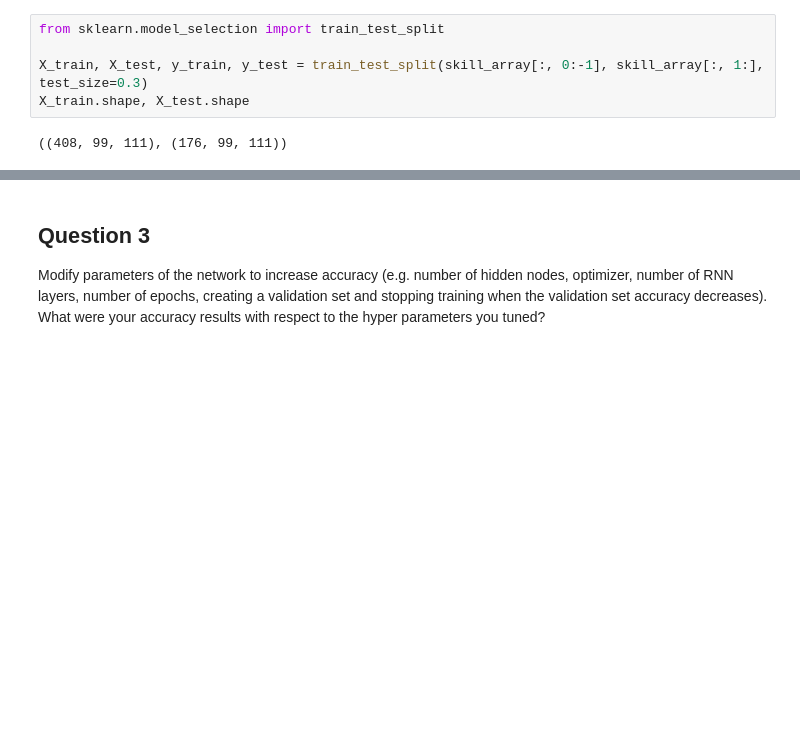
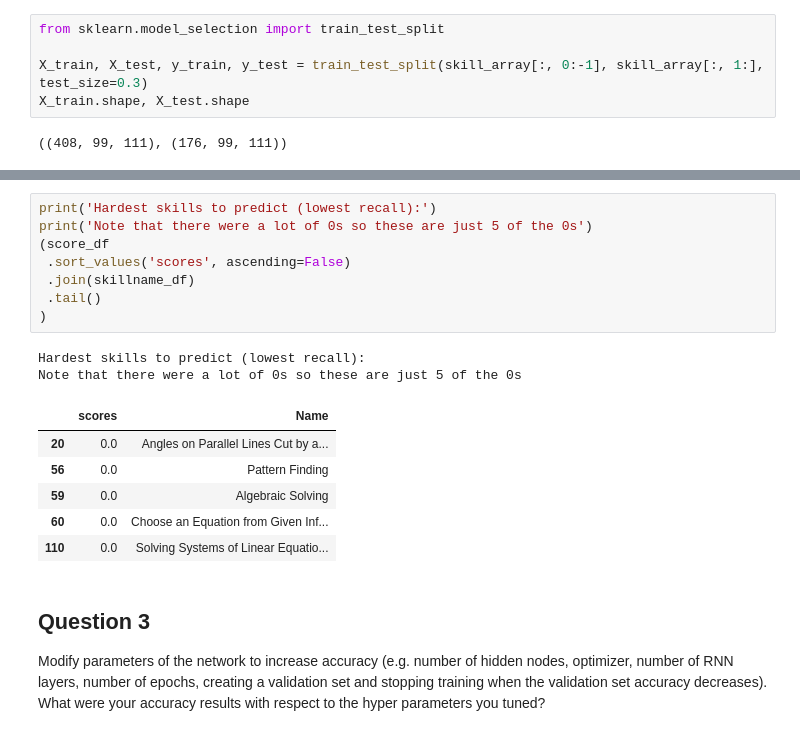
Before and after one commit to SamLau95/ml-educ, a Jupyter notebook: 03-rnn_edu/dkt.ipynb, the cells around one changed output, grey strips where cells are left out. Cells and saved outputs as stored; diff of their text form; blank space fills up the shorter version.

```diff
--- a/03-rnn_edu/dkt.ipynb
+++ b/03-rnn_edu/dkt.ipynb
@@ -286,3 +321,20 @@ skill2skill_model.fit(...,
+# %%
+print('Hardest skills to predict (lowest recall):')
+print('Note that there were a lot of 0s so these are just 5 of the 0s')
+(score_df
+ .sort_values('scores', ascending=False)
+ .join(skillname_df)
+ .tail()
+)
+# %% [output]
+Hardest skills to predict (lowest recall):
+Note that there were a lot of 0s so these are just 5 of the 0s
+|  | scores | Name |
+| 20 | 0.0 | Angles on Parallel Lines Cut by a... |
+| 56 | 0.0 | Pattern Finding |
+| 59 | 0.0 | Algebraic Solving |
+| 60 | 0.0 | Choose an Equation from Given Inf... |
+| 110 | 0.0 | Solving Systems of Linear Equatio... |
 # %% [markdown]
 ## Question 3
 
```
Also changed, not shown: parts of 29 cells of this notebook.
